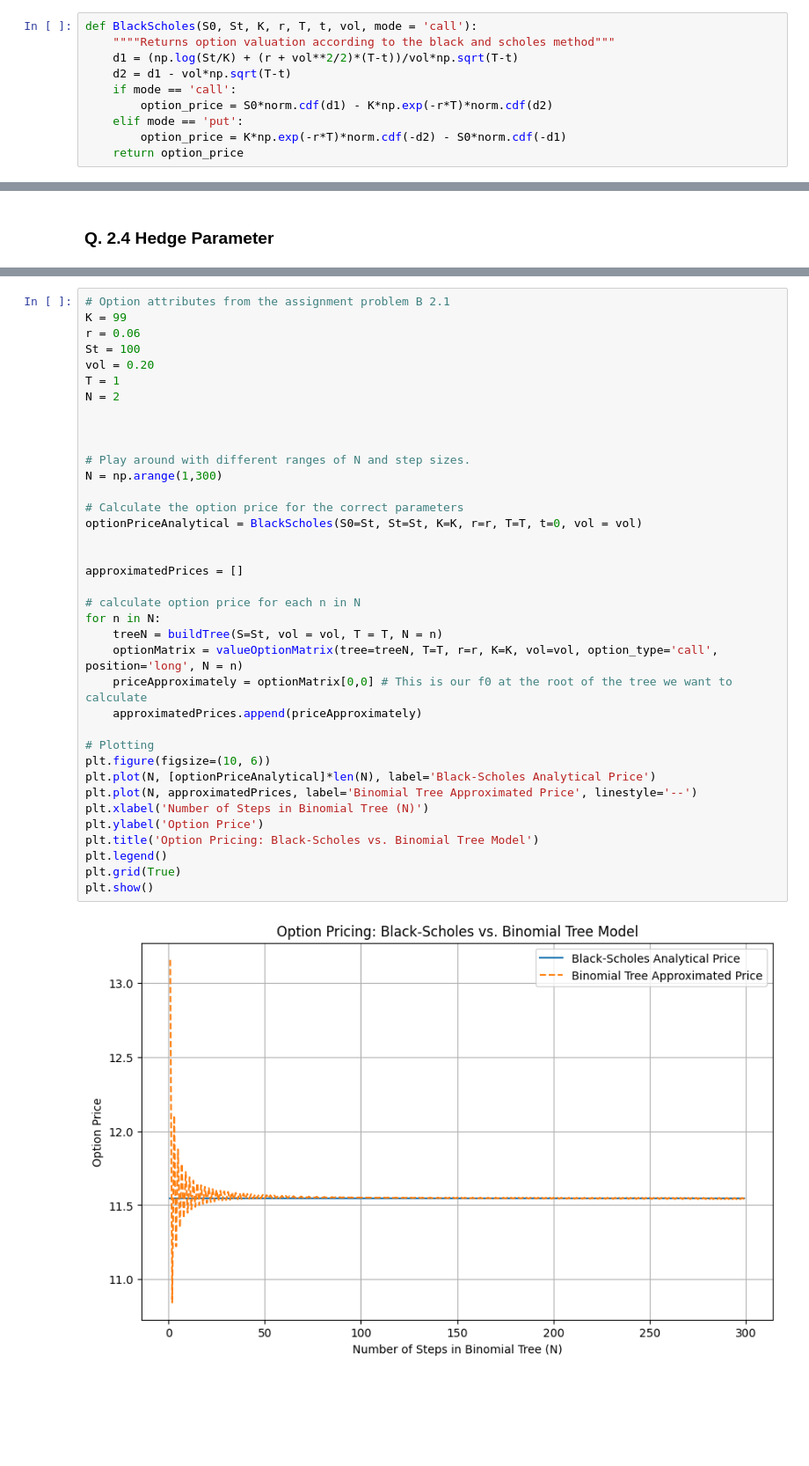
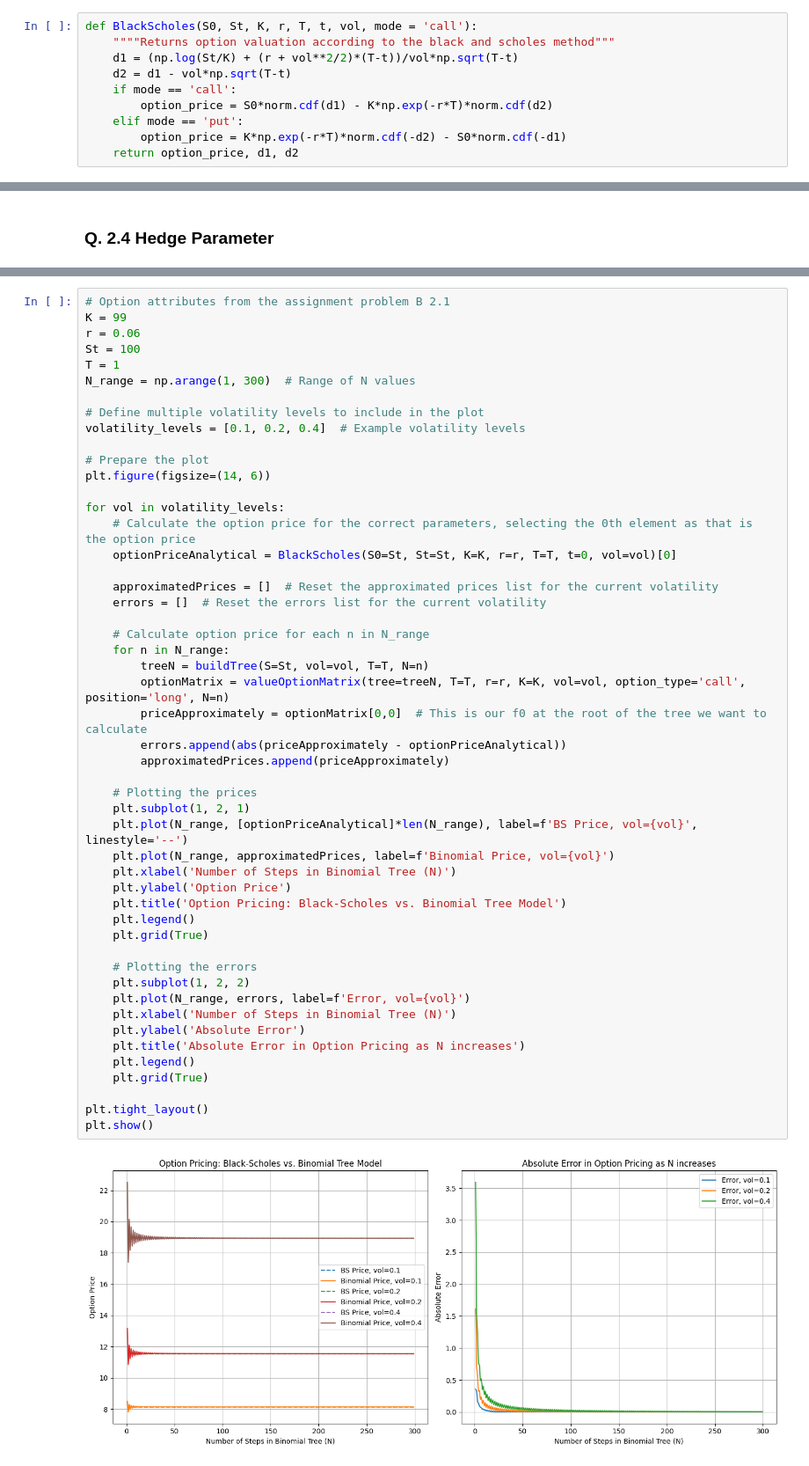
Before and after one commit to NitaiNijholt/ComputationalFinance, a Jupyter notebook: Assignments/Assignment_1/Assignment_1_code.ipynb, the cells around one changed output, grey strips where cells are left out. Shown at 88% size. Drawn from its saved outputs; the diff is of its cells as text; blank space fills up the shorter version.

```diff
--- a/Assignments/Assignment_1/Assignment_1_code.ipynb
+++ b/Assignments/Assignment_1/Assignment_1_code.ipynb
@@ -301,7 +301,7 @@ def BlackScholes(S0, St, K, r, T, t, vol, mode = 'call'):
         option_price = S0*norm.cdf(d1) - K*np.exp(-r*T)*norm.cdf(d2)
     elif mode == 'put':
         option_price = K*np.exp(-r*T)*norm.cdf(-d2) - S0*norm.cdf(-d1)
-    return option_price
+    return option_price, d1, d2
 # %%
 def valueOptionMatrix(N, tree, T, r, K, vol, option_type= 'call', position = 'long'):
     dt = T / N
@@ -400,39 +419,52 @@ Hedge Parameter for Binomial tree at t = 0 is 0.717715716088003
 # %%
 # Option attributes from the assignment problem B 2.1
 K = 99
 r = 0.06
 St = 100
-vol = 0.20
 T = 1
-N = 2
+N_range = np.arange(1, 300)  # Range of N values
 
+# Define multiple volatility levels to include in the plot
+volatility_levels = [0.1, 0.2, 0.4]  # Example volatility levels
 
+# Prepare the plot
+plt.figure(figsize=(14, 6))
 
-# Play around with different ranges of N and step sizes.
-N = np.arange(1,300)
+for vol in volatility_levels:
+    # Calculate the option price for the correct parameters, selecting the 0th element as that is the option price
+    optionPriceAnalytical = BlackScholes(S0=St, St=St, K=K, r=r, T=T, t=0, vol=vol)[0]
 
-# Calculate the option price for the correct parameters
-optionPriceAnalytical = BlackScholes(S0=St, St=St, K=K, r=r, T=T, t=0, vol = vol)
+    approximatedPrices = []  # Reset the approximated prices list for the current volatility
+    errors = []  # Reset the errors list for the current volatility
 
+    # Calculate option price for each n in N_range
+    for n in N_range:
+        treeN = buildTree(S=St, vol=vol, T=T, N=n)
+        optionMatrix = valueOptionMatrix(tree=treeN, T=T, r=r, K=K, vol=vol, option_type='call', position='long', N=n)
+        priceApproximately = optionMatrix[0,0]  # This is our f0 at the root of the tree we want to calculate
+        errors.append(abs(priceApproximately - optionPriceAnalytical))
+        approximatedPrices.append(priceApproximately)
 
-approximatedPrices = []
+    # Plotting the prices
+    plt.subplot(1, 2, 1)
+    plt.plot(N_range, [optionPriceAnalytical]*len(N_range), label=f'BS Price, vol={vol}', linestyle='--')
+    plt.plot(N_range, approximatedPrices, label=f'Binomial Price, vol={vol}')
+    plt.xlabel('Number of Steps in Binomial Tree (N)')
+    plt.ylabel('Option Price')
+    plt.title('Option Pricing: Black-Scholes vs. Binomial Tree Model')
+    plt.legend()
+    plt.grid(True)
 
-# calculate option price for each n in N
-for n in N:
-    treeN = buildTree(S=St, vol = vol, T = T, N = n)
-    optionMatrix = valueOptionMatrix(tree=treeN, T=T, r=r, K=K, vol=vol, option_type='call', position='long', N = n)
-    priceApproximately = optionMatrix[0,0] # This is our f0 at the root of the tree we want to calculate
-    approximatedPrices.append(priceApproximately)
+    # Plotting the errors
+    plt.subplot(1, 2, 2)
+    plt.plot(N_range, errors, label=f'Error, vol={vol}')
+    plt.xlabel('Number of Steps in Binomial Tree (N)')
+    plt.ylabel('Absolute Error')
+    plt.title('Absolute Error in Option Pricing as N increases')
+    plt.legend()
+    plt.grid(True)
 
-# Plotting
-plt.figure(figsize=(10, 6))
-plt.plot(N, [optionPriceAnalytical]*len(N), label='Black-Scholes Analytical Price')
-plt.plot(N, approximatedPrices, label='Binomial Tree Approximated Price', linestyle='--')
-plt.xlabel('Number of Steps in Binomial Tree (N)')
-plt.ylabel('Option Price')
-plt.title('Option Pricing: Black-Scholes vs. Binomial Tree Model')
-plt.legend()
-plt.grid(True)
+plt.tight_layout()
 plt.show()
 # %% [output]
-[figure, old version]
+[figure, new version]
```
Also changed, not shown: parts of 7 cells of this notebook.
